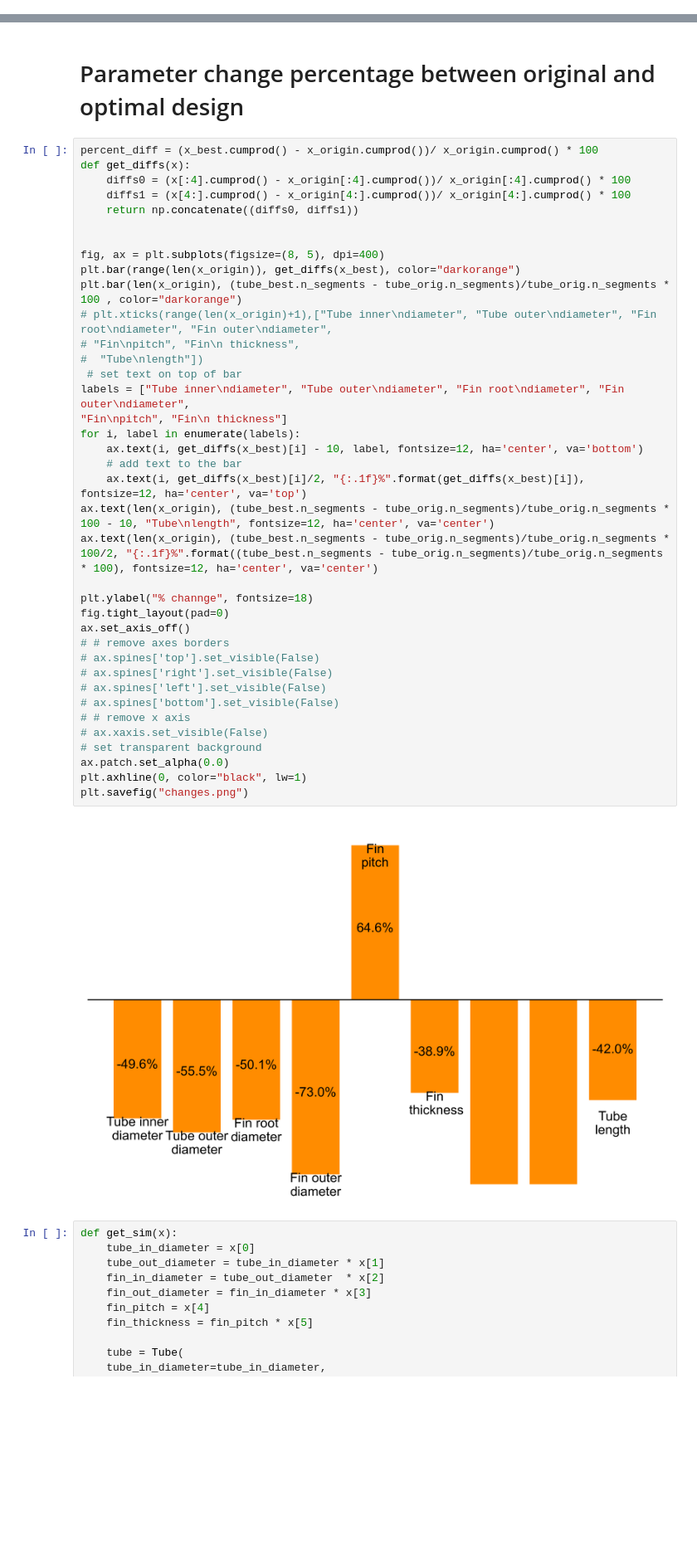
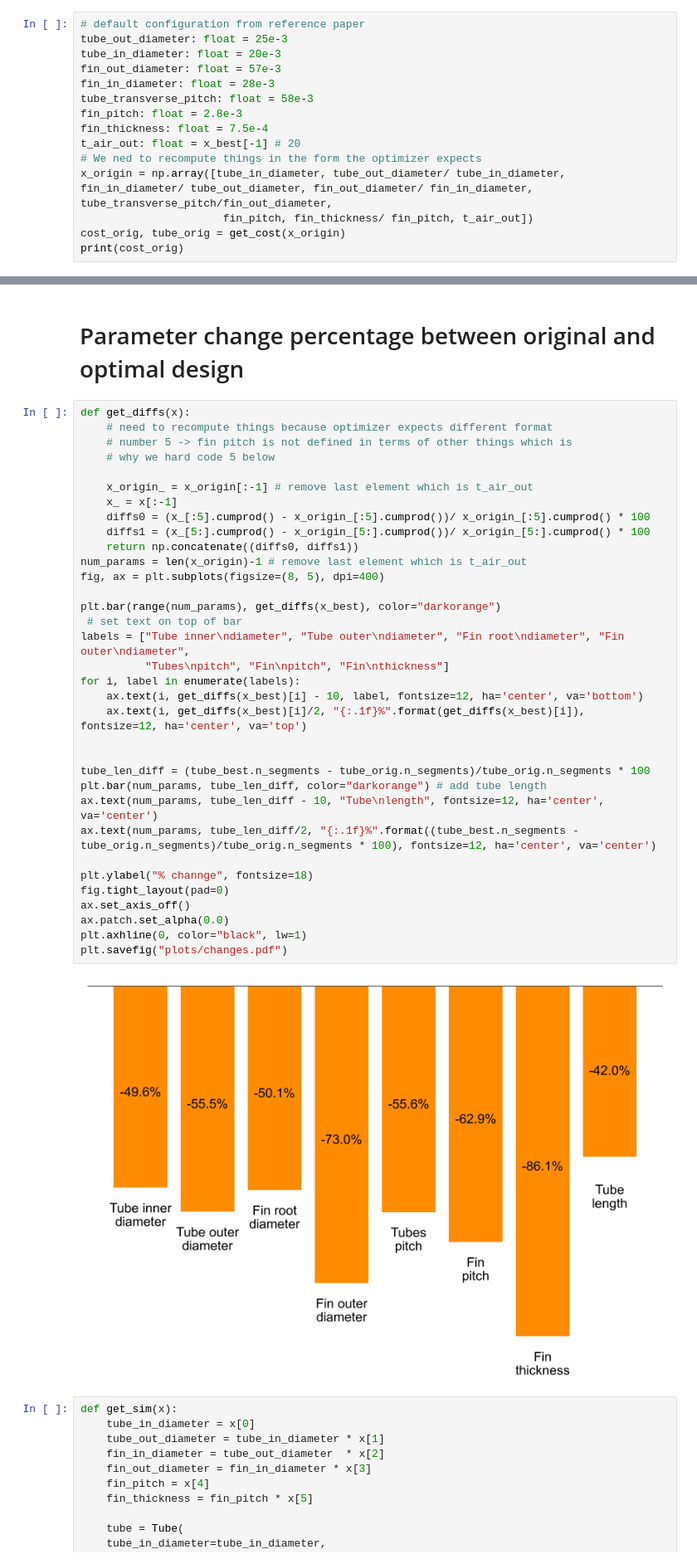
Before and after one commit to okitouni/solair, a Jupyter notebook: cost_calculation.ipynb, the cells around one changed output, grey strips where cells are left out. Shown: that part at 83% size. Cells and saved outputs as stored; diff of their text form; blank space fills up the shorter version.

Commit message:
[bugfix] difference with ref plot had wrong cumprod

```diff
--- a/cost_calculation.ipynb
+++ b/cost_calculation.ipynb
@@ -57,3 +59,18 @@ cost_orig, tube_orig = get_cost(x_origin)
 print(cost_orig)
 # %% [output]
 729041.4558953414
+# %%
+# default configuration from reference paper
+tube_out_diameter: float = 25e-3
+tube_in_diameter: float = 20e-3
+fin_out_diameter: float = 57e-3
+fin_in_diameter: float = 28e-3
+tube_transverse_pitch: float = 58e-3
+fin_pitch: float = 2.8e-3
+fin_thickness: float = 7.5e-4
+t_air_out: float = x_best[-1] # 20
+# We ned to recompute things in the form the optimizer expects
+x_origin = np.array([tube_in_diameter, tube_out_diameter/ tube_in_diameter, fin_in_diameter/ tube_out_diameter, fin_out_diameter/ fin_in_diameter, tube_transverse_pitch/fin_out_diameter,
+                      fin_pitch, fin_thickness/ fin_pitch, t_air_out])
+cost_orig, tube_orig = get_cost(x_origin)
+print(cost_orig)
@@ -89,45 +108,41 @@ plt.savefig("savings.png")
 # %% [markdown]
 # Parameter change percentage between original and optimal design
 # %%
-percent_diff = (x_best.cumprod() - x_origin.cumprod())/ x_origin.cumprod() * 100
 def get_diffs(x):
-    diffs0 = (x[:4].cumprod() - x_origin[:4].cumprod())/ x_origin[:4].cumprod() * 100
-    diffs1 = (x[4:].cumprod() - x_origin[4:].cumprod())/ x_origin[4:].cumprod() * 100
+    # need to recompute things because optimizer expects different format
+    # number 5 -> fin pitch is not defined in terms of other things which is
+    # why we hard code 5 below
+
+    x_origin_ = x_origin[:-1] # remove last element which is t_air_out
+    x_ = x[:-1]
+    diffs0 = (x_[:5].cumprod() - x_origin_[:5].cumprod())/ x_origin_[:5].cumprod() * 100
+    diffs1 = (x_[5:].cumprod() - x_origin_[5:].cumprod())/ x_origin_[5:].cumprod() * 100
     return np.concatenate((diffs0, diffs1))
+num_params = len(x_origin)-1 # remove last element which is t_air_out
+fig, ax = plt.subplots(figsize=(8, 5), dpi=400)
+
+plt.bar(range(num_params), get_diffs(x_best), color="darkorange")
+ # set text on top of bar
+labels = ["Tube inner\ndiameter", "Tube outer\ndiameter", "Fin root\ndiameter", "Fin outer\ndiameter",
+          "Tubes\npitch", "Fin\npitch", "Fin\nthickness"]
+for i, label in enumerate(labels):
+    ax.text(i, get_diffs(x_best)[i] - 10, label, fontsize=12, ha='center', va='bottom')
+    ax.text(i, get_diffs(x_best)[i]/2, "{:.1f}%".format(get_diffs(x_best)[i]), fontsize=12, ha='center', va='top')
 
 
-fig, ax = plt.subplots(figsize=(8, 5), dpi=400)
-plt.bar(range(len(x_origin)), get_diffs(x_best), color="darkorange")
-plt.bar(len(x_origin), (tube_best.n_segments - tube_orig.n_segments)/tube_orig.n_segments * 100 , color="darkorange")
-# plt.xticks(range(len(x_origin)+1),["Tube inner\ndiameter", "Tube outer\ndiameter", "Fin root\ndiameter", "Fin outer\ndiameter",
-# "Fin\npitch", "Fin\n thickness",
-#  "Tube\nlength"])
- # set text on top of bar
-labels = ["Tube inner\ndiameter", "Tube outer\ndiameter", "Fin root\ndiameter", "Fin outer\ndiameter",
-"Fin\npitch", "Fin\n thickness"]
-for i, label in enumerate(labels):
-    ax.text(i, get_diffs(x_best)[i] - 10, label, fontsize=12, ha='center', va='bottom')
-    # add text to the bar
-    ax.text(i, get_diffs(x_best)[i]/2, "{:.1f}%".format(get_diffs(x_best)[i]), fontsize=12, ha='center', va='top')
-ax.text(len(x_origin), (tube_best.n_segments - tube_orig.n_segments)/tube_orig.n_segments * 100 - 10, "Tube\nlength", fontsize=12, ha='center', va='center')
-ax.text(len(x_origin), (tube_best.n_segments - tube_orig.n_segments)/tube_orig.n_segments * 100/2, "{:.1f}%".format((tube_best.n_segments - tube_orig.n_segments)/tube_orig.n_segments * 100), fontsize=12, ha='center', va='center')
+tube_len_diff = (tube_best.n_segments - tube_orig.n_segments)/tube_orig.n_segments * 100
+plt.bar(num_params, tube_len_diff, color="darkorange") # add tube length
+ax.text(num_params, tube_len_diff - 10, "Tube\nlength", fontsize=12, ha='center', va='center')
+ax.text(num_params, tube_len_diff/2, "{:.1f}%".format((tube_best.n_segments - tube_orig.n_segments)/tube_orig.n_segments * 100), fontsize=12, ha='center', va='center')
 
 plt.ylabel("% channge", fontsize=18)
 fig.tight_layout(pad=0)
 ax.set_axis_off()
-# # remove axes borders
-# ax.spines['top'].set_visible(False)
-# ax.spines['right'].set_visible(False)
-# ax.spines['left'].set_visible(False)
-# ax.spines['bottom'].set_visible(False)
-# # remove x axis
-# ax.xaxis.set_visible(False)
-# set transparent background
 ax.patch.set_alpha(0.0)
 plt.axhline(0, color="black", lw=1)
-plt.savefig("changes.png")
+plt.savefig("plots/changes.pdf")
 # %% [output]
-[figure, old version]
+[figure, new version]
 # %%
 def get_sim(x):
     tube_in_diameter = x[0]
```
Also changed, not shown: parts of 4 cells of this notebook, 4 other files.
